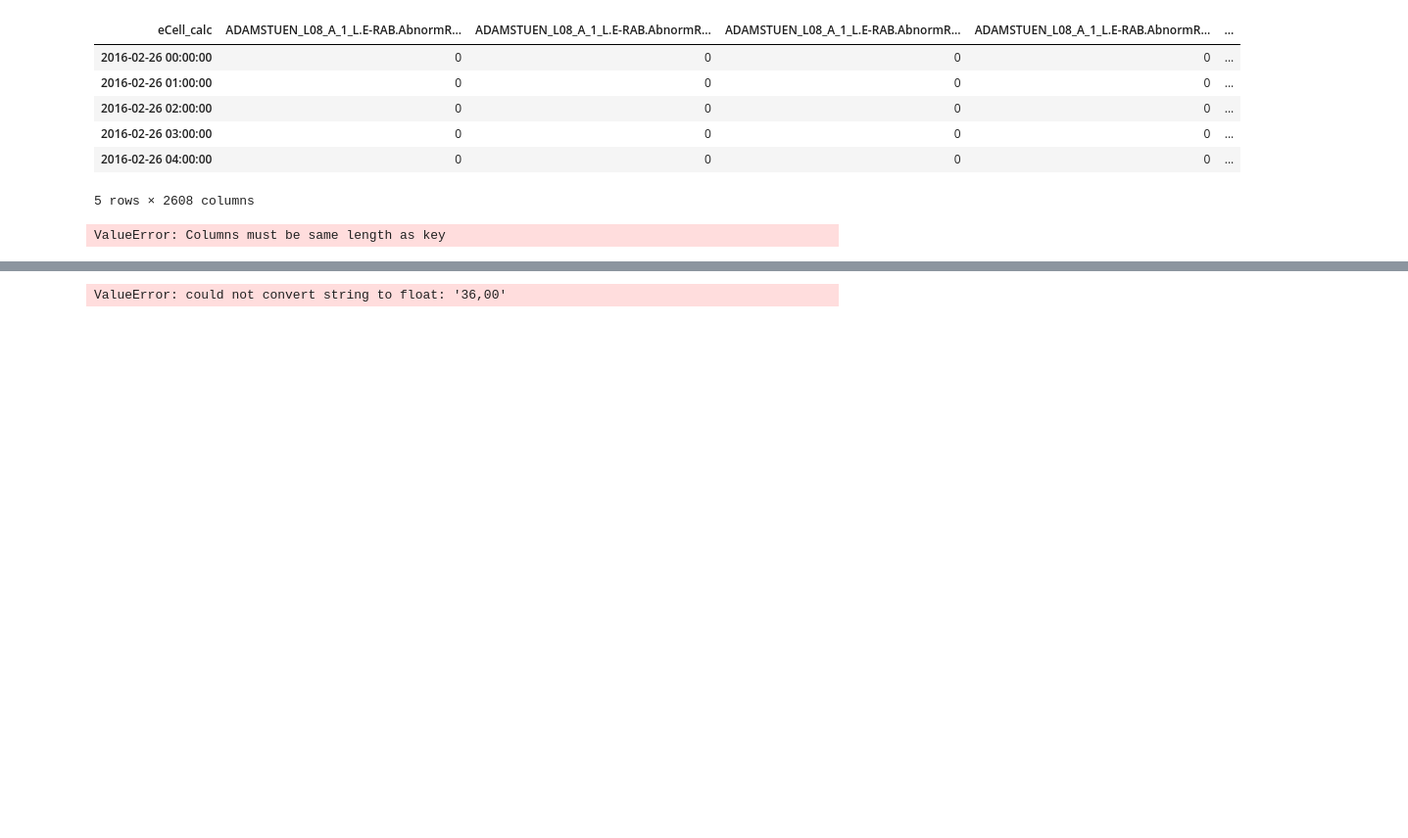
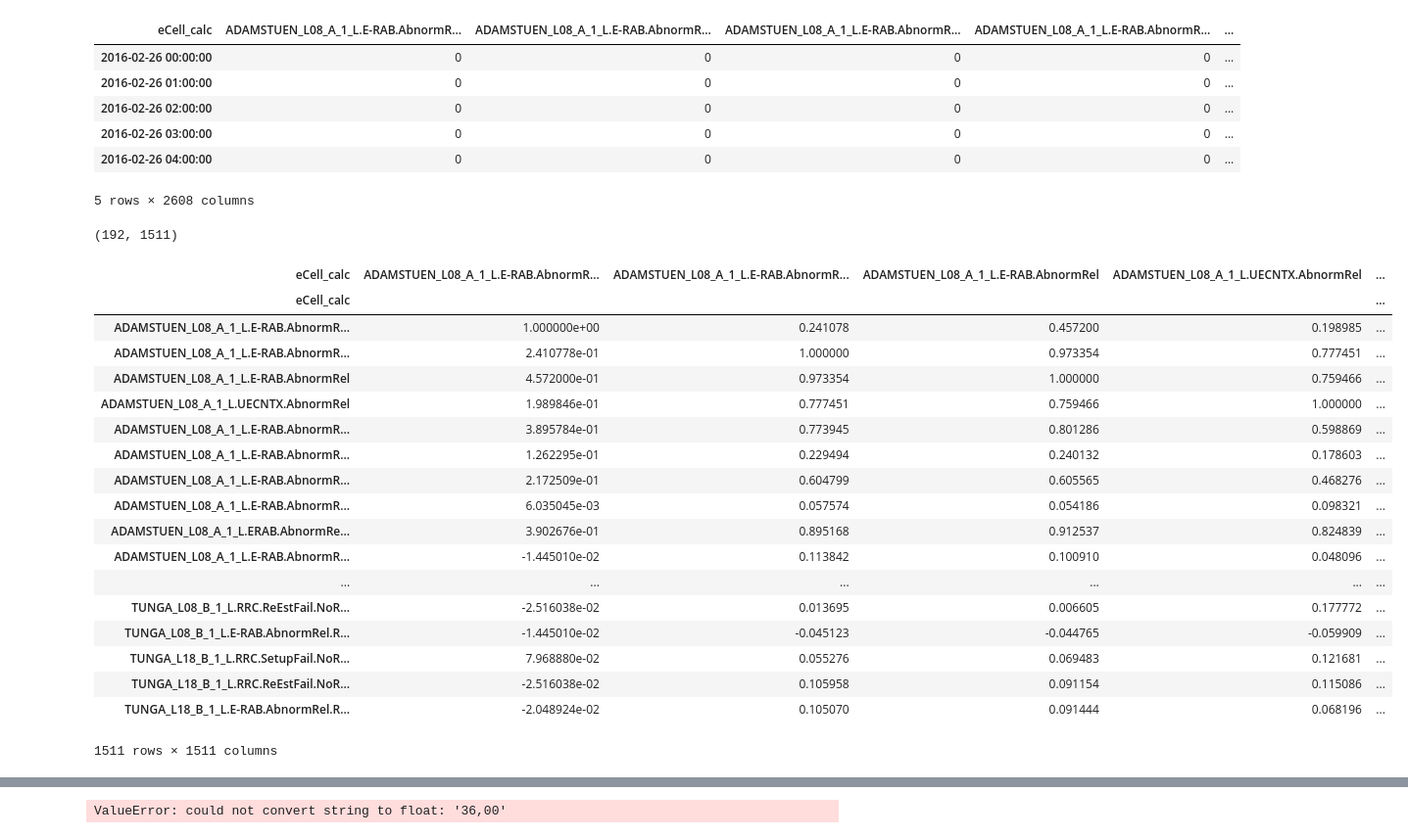
Before and after one commit to eua89/network, a Jupyter notebook: Untitled.ipynb, the cells around one changed output, grey strips where cells are left out. Shown at 98% size. Cells and saved outputs as stored; diff of their text form; code cells hidden in the pictures; blank space fills up the shorter version.

```diff
--- a/Untitled.ipynb
+++ b/Untitled.ipynb
@@ -62,9 +52,38 @@ df.head()
 | 2016-02-26 04:00:00 | 0 | 0 | 0 | 0 | ... |
 5 rows × 2608 columns
 # %%
-df = df.apply(lambda x: x.str.replace(",","."))
-df = df.apply(lambda x: x.str.replace("%",""))
+df_trans = df_trans.apply(lambda x: x.str.replace(",","."))
+df_trans = df_trans.apply(lambda x: x.str.replace("%",""))
 # lst = list(df.columns)
 # df[lst]=df[lst].astype(float)
-# %% [output]
-ValueError: Columns must be same length as key
+# %%
+df_trans = df_trans.apply(pd.to_numeric)
+# %%
+df_no_zero = df_trans.loc[:, (df_trans != 0).any(axis=0)]
+df_no_zero.shape
+# %% [output]
+(192, 1511)
+# %%
+corr = df_no_zero.corr(method='pearson')
+# %%
+corr
+# %% [output]
+| eCell_calc | ADAMSTUEN_L08_A_1_L.E-RAB.AbnormR... | ADAMSTUEN_L08_A_1_L.E-RAB.AbnormR... | ADAMSTUEN_L08_A_1_L.E-RAB.AbnormRel | ADAMSTUEN_L08_A_1_L.UECNTX.AbnormRel | ... |
+| eCell_calc |  |  |  |  | ... |
+| ADAMSTUEN_L08_A_1_L.E-RAB.AbnormR... | 1.000000e+00 | 0.241078 | 0.457200 | 0.198985 | ... |
+| ADAMSTUEN_L08_A_1_L.E-RAB.AbnormR... | 2.410778e-01 | 1.000000 | 0.973354 | 0.777451 | ... |
+| ADAMSTUEN_L08_A_1_L.E-RAB.AbnormRel | 4.572000e-01 | 0.973354 | 1.000000 | 0.759466 | ... |
+| ADAMSTUEN_L08_A_1_L.UECNTX.AbnormRel | 1.989846e-01 | 0.777451 | 0.759466 | 1.000000 | ... |
+| ADAMSTUEN_L08_A_1_L.E-RAB.AbnormR... | 3.895784e-01 | 0.773945 | 0.801286 | 0.598869 | ... |
+| ADAMSTUEN_L08_A_1_L.E-RAB.AbnormR... | 1.262295e-01 | 0.229494 | 0.240132 | 0.178603 | ... |
+| ADAMSTUEN_L08_A_1_L.E-RAB.AbnormR... | 2.172509e-01 | 0.604799 | 0.605565 | 0.468276 | ... |
+| ADAMSTUEN_L08_A_1_L.E-RAB.AbnormR... | 6.035045e-03 | 0.057574 | 0.054186 | 0.098321 | ... |
+| ADAMSTUEN_L08_A_1_L.ERAB.AbnormRe... | 3.902676e-01 | 0.895168 | 0.912537 | 0.824839 | ... |
+| ADAMSTUEN_L08_A_1_L.E-RAB.AbnormR... | -1.445010e-02 | 0.113842 | 0.100910 | 0.048096 | ... |
+| ... | ... | ... | ... | ... | ... |
+| TUNGA_L08_B_1_L.RRC.ReEstFail.NoR... | -2.516038e-02 | 0.013695 | 0.006605 | 0.177772 | ... |
+| TUNGA_L08_B_1_L.E-RAB.AbnormRel.R... | -1.445010e-02 | -0.045123 | -0.044765 | -0.059909 | ... |
+| TUNGA_L18_B_1_L.RRC.SetupFail.NoR... | 7.968880e-02 | 0.055276 | 0.069483 | 0.121681 | ... |
+| TUNGA_L18_B_1_L.RRC.ReEstFail.NoR... | -2.516038e-02 | 0.105958 | 0.091154 | 0.115086 | ... |
+| TUNGA_L18_B_1_L.E-RAB.AbnormRel.R... | -2.048924e-02 | 0.105070 | 0.091444 | 0.068196 | ... |
+1511 rows × 1511 columns
```
Also changed, not shown: parts of 5 cells of this notebook.
